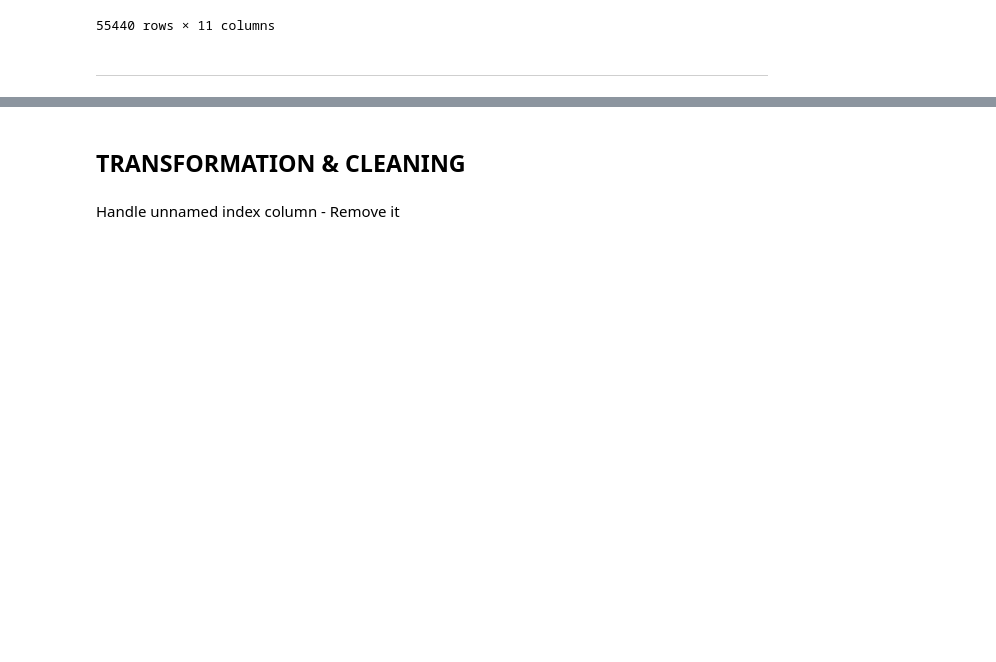
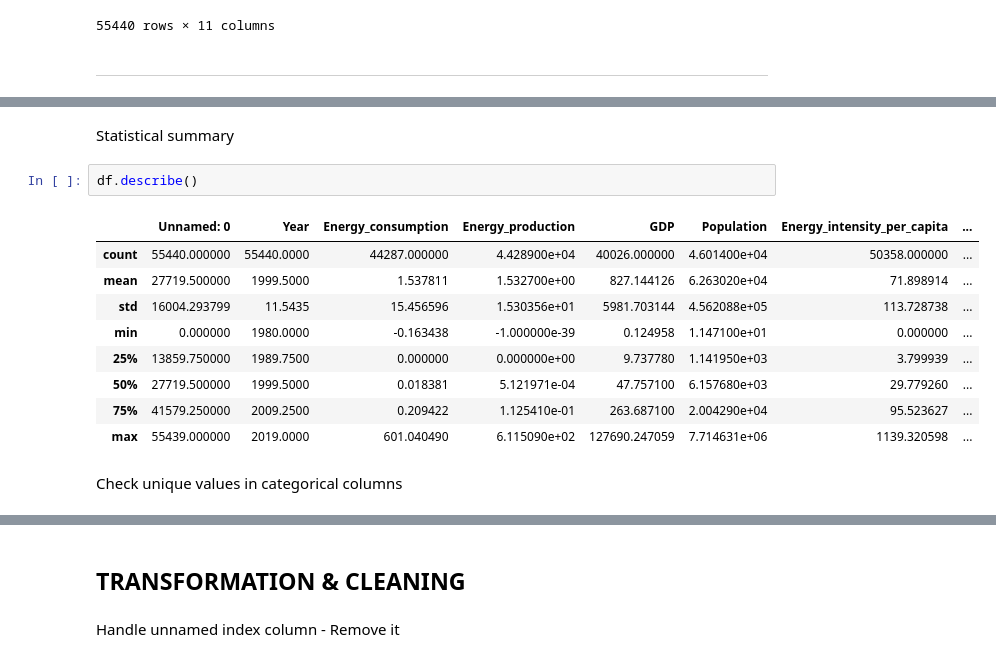
Before and after one commit to enjoy15/Energy-Consumption-CO2-Emissions-Analysis, a Jupyter notebook: jupyter_notebooks/01_etl_pipeline.ipynb, the cells around one changed output, grey strips where cells are left out. Cells and saved outputs as stored; diff of their text form; blank space fills up the shorter version.

```diff
--- a/jupyter_notebooks/01_etl_pipeline.ipynb
+++ b/jupyter_notebooks/01_etl_pipeline.ipynb
@@ -103,0 +148,16 @@ df
+# %% [markdown]
+Statistical summary
+# %%
+df.describe()
+# %% [output]
+|  | Unnamed: 0 | Year | Energy_consumption | Energy_production | GDP | Population | Energy_intensity_per_capita | ... |
+| count | 55440.000000 | 55440.0000 | 44287.000000 | 4.428900e+04 | 40026.000000 | 4.601400e+04 | 50358.000000 | ... |
+| mean | 27719.500000 | 1999.5000 | 1.537811 | 1.532700e+00 | 827.144126 | 6.263020e+04 | 71.898914 | ... |
+| std | 16004.293799 | 11.5435 | 15.456596 | 1.530356e+01 | 5981.703144 | 4.562088e+05 | 113.728738 | ... |
+| min | 0.000000 | 1980.0000 | -0.163438 | -1.000000e-39 | 0.124958 | 1.147100e+01 | 0.000000 | ... |
+| 25% | 13859.750000 | 1989.7500 | 0.000000 | 0.000000e+00 | 9.737780 | 1.141950e+03 | 3.799939 | ... |
+| 50% | 27719.500000 | 1999.5000 | 0.018381 | 5.121971e-04 | 47.757100 | 6.157680e+03 | 29.779260 | ... |
+| 75% | 41579.250000 | 2009.2500 | 0.209422 | 1.125410e-01 | 263.687100 | 2.004290e+04 | 95.523627 | ... |
+| max | 55439.000000 | 2019.0000 | 601.040490 | 6.115090e+02 | 127690.247059 | 7.714631e+06 | 1139.320598 | ... |
+# %% [markdown]
+Check unique values in categorical columns
```
Also changed, not shown: parts of 9 cells of this notebook.
